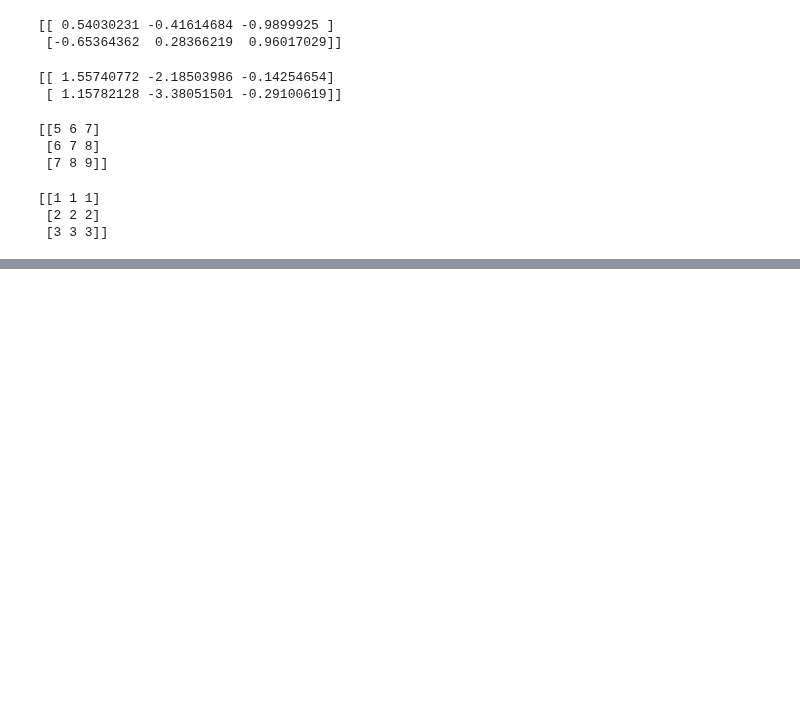
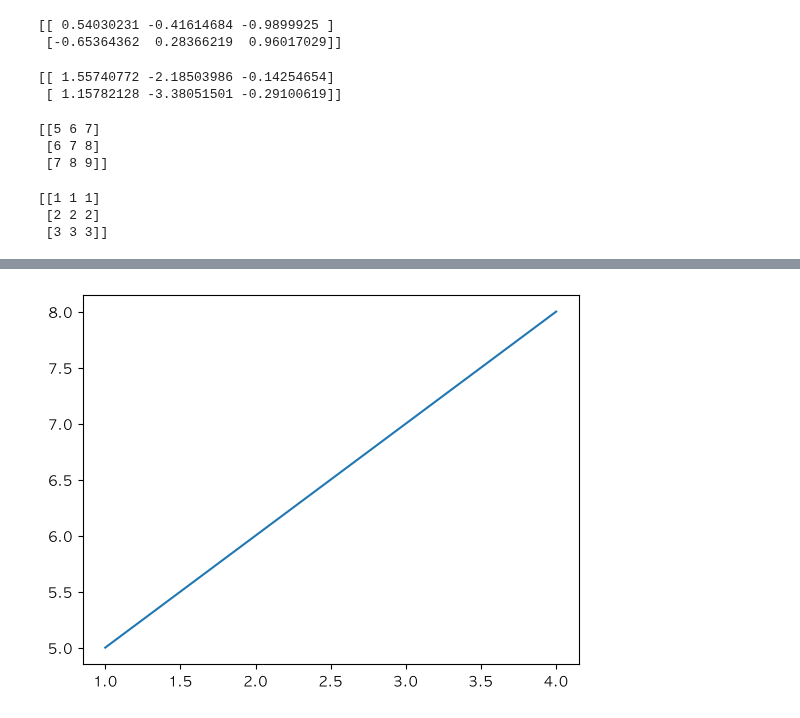
Before and after one commit to chan3623/data-collection-workspace, a Jupyter notebook: example_numpy.ipynb, the cells around one changed output, grey strips where cells are left out. Cells and saved outputs as stored; diff of their text form; code cells hidden in the pictures; blank space fills up the shorter version.

```diff
--- a/example_numpy.ipynb
+++ b/example_numpy.ipynb
@@ -168,0 +189,5 @@ print(arr1 + arr2)
+# %%
+plt.plot([1,2,3,4], [5,6,7,8])
+plt.show()
+# %% [output]
+[figure, added]
```
Also changed, not shown: parts of 66 cells of this notebook, 9 other files.
